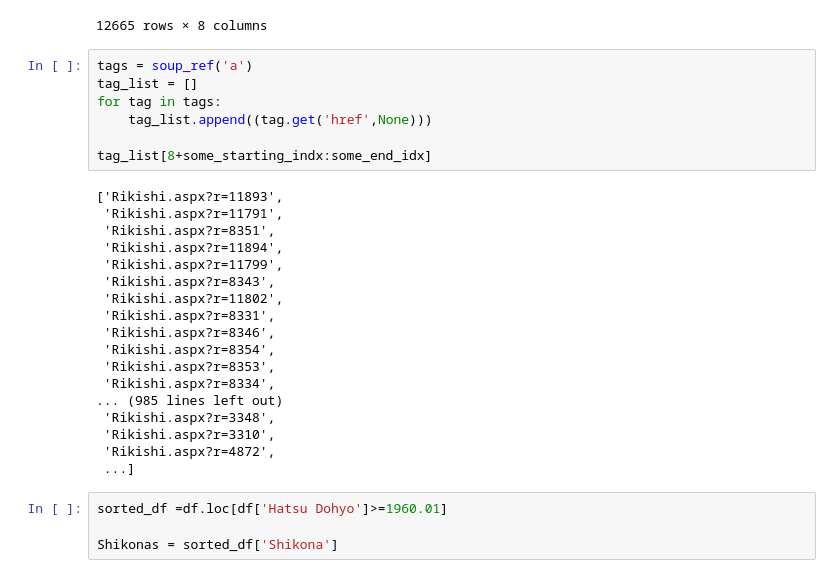
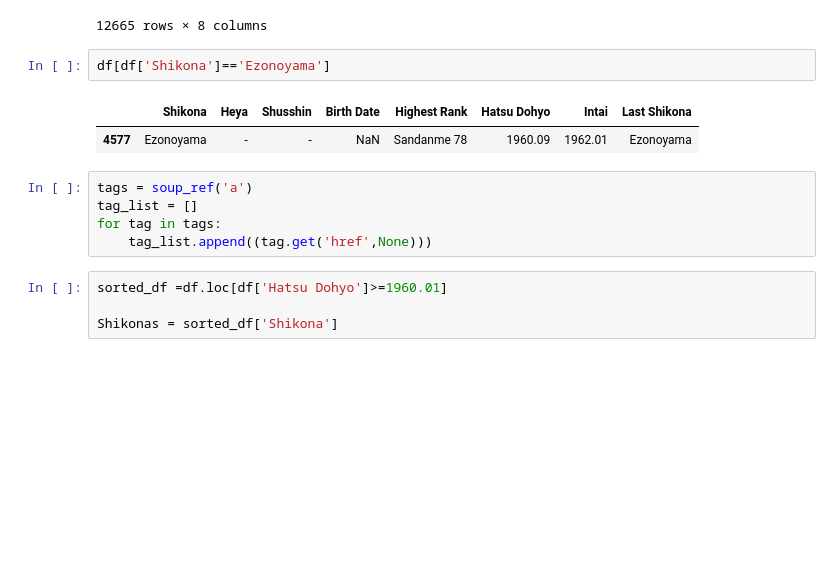
Before and after one commit to tsfraser/sumo-injury, a Jupyter notebook: SumoScraper.ipynb, the cells around one changed output. Drawn from its saved outputs; the diff is of its cells as text; blank space fills up the shorter version.

```diff
--- a/SumoScraper.ipynb
+++ b/SumoScraper.ipynb
@@ -630,31 +376,16 @@ df
 | 12663 | Zendaisho | Takadagawa | Chiba | October 14, 1987 | Sandanme 85 | 2003.05 | NaN | Zendaisho |
 | 12664 | Zuiko | Tatsunami | Okinawa | March 26, 2002 | Jonidan 53 | 2017.03 | NaN | Zuiko |
 12665 rows × 8 columns
+# %%
+df[df['Shikona']=='Ezonoyama']
+# %% [output]
+|  | Shikona | Heya | Shusshin | Birth Date | Highest Rank | Hatsu Dohyo | Intai | Last Shikona |
+| 4577 | Ezonoyama | - | - | NaN | Sandanme 78 | 1960.09 | 1962.01 | Ezonoyama |
 # %%
 tags = soup_ref('a')
 tag_list = []
 for tag in tags:
     tag_list.append((tag.get('href',None)))
-
-tag_list[8+some_starting_indx:some_end_idx]
-# %% [output]
-['Rikishi.aspx?r=11893',
- 'Rikishi.aspx?r=11791',
- 'Rikishi.aspx?r=8351',
- 'Rikishi.aspx?r=11894',
- 'Rikishi.aspx?r=11799',
- 'Rikishi.aspx?r=8343',
- 'Rikishi.aspx?r=11802',
- 'Rikishi.aspx?r=8331',
- 'Rikishi.aspx?r=8346',
- 'Rikishi.aspx?r=8354',
- 'Rikishi.aspx?r=8353',
- 'Rikishi.aspx?r=8334',
-... (985 lines left out)
- 'Rikishi.aspx?r=3348',
- 'Rikishi.aspx?r=3310',
- 'Rikishi.aspx?r=4872',
- ...]
 # %%
 sorted_df =df.loc[df['Hatsu Dohyo']>=1960.01]
 
```
Also changed, not shown: parts of 57 cells of this notebook.
